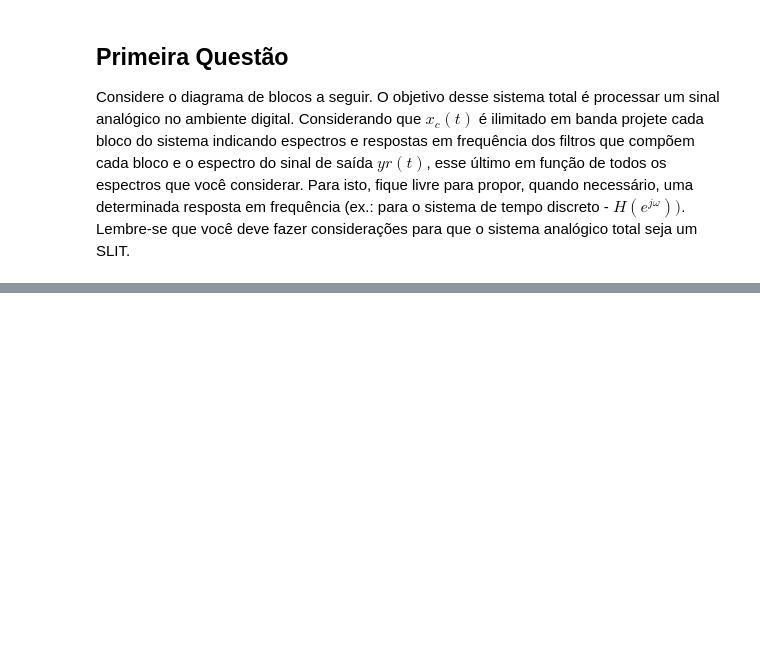
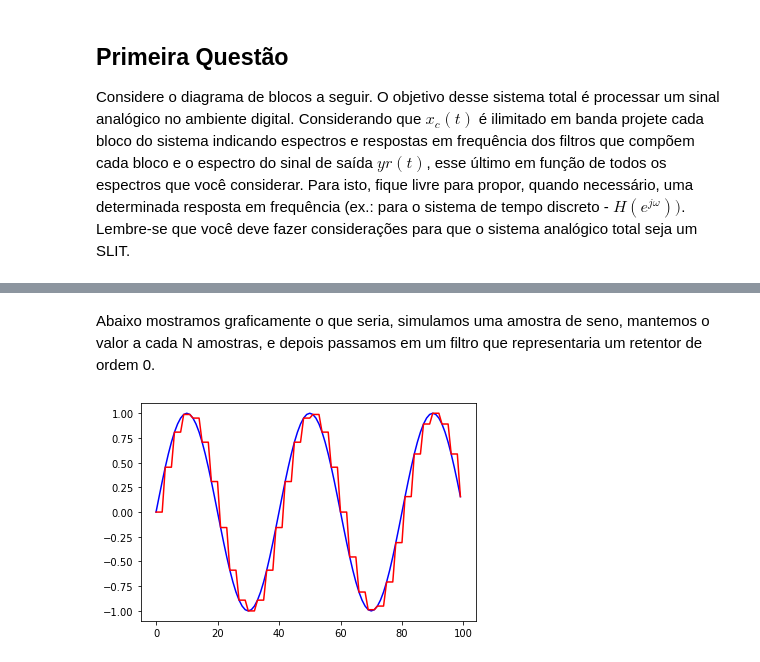
Before and after one commit to oliveiraop/pds-ufba, a Jupyter notebook: av05/av05.ipynb, the cells around one changed output, grey strips where cells are left out. Saved outputs shown, nothing was run; the diff lists cells and outputs as text; code cells hidden in the pictures; blank space fills up the shorter version.

```diff
--- a/av05/av05.ipynb
+++ b/av05/av05.ipynb
@@ -17,0 +49,18 @@ A definição da frequência de corte vai influênciar diretamente na taxa miní
+# %% [markdown]
+Abaixo mostramos graficamente o que seria, simulamos uma amostra de seno, mantemos o valor a cada N amostras, e depois passamos em um filtro que representaria um retentor de ordem 0.
+# %%
+x = np.arange(0, 100, 1)
+y = np.sin(x * np.pi / 20)
+plt.plot(x, y, 'b')
+for idx, val in enumerate(y):
+    if (idx % 3 == 0):
+        y[idx] = val
+    else:
+        y[idx] = 0
+ht = np.array([1, 1, 1])
+res = signal.convolve(y, ht)
+
+plt.plot(x, res[0:100], 'r')
+plt.show()
+# %% [output]
+[figure, added]
```
Also changed, not shown: parts of 11 cells of this notebook, 1 other file.
